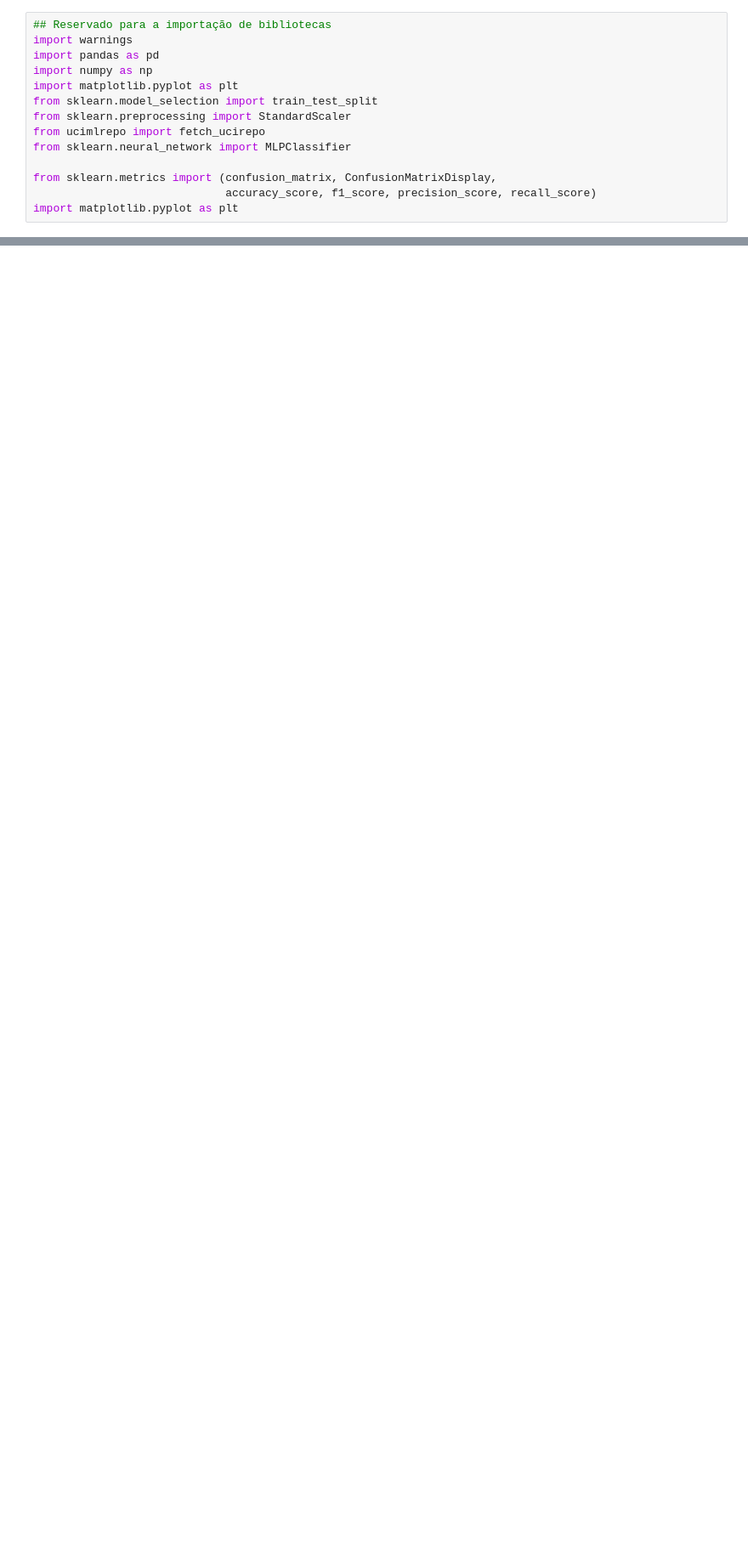
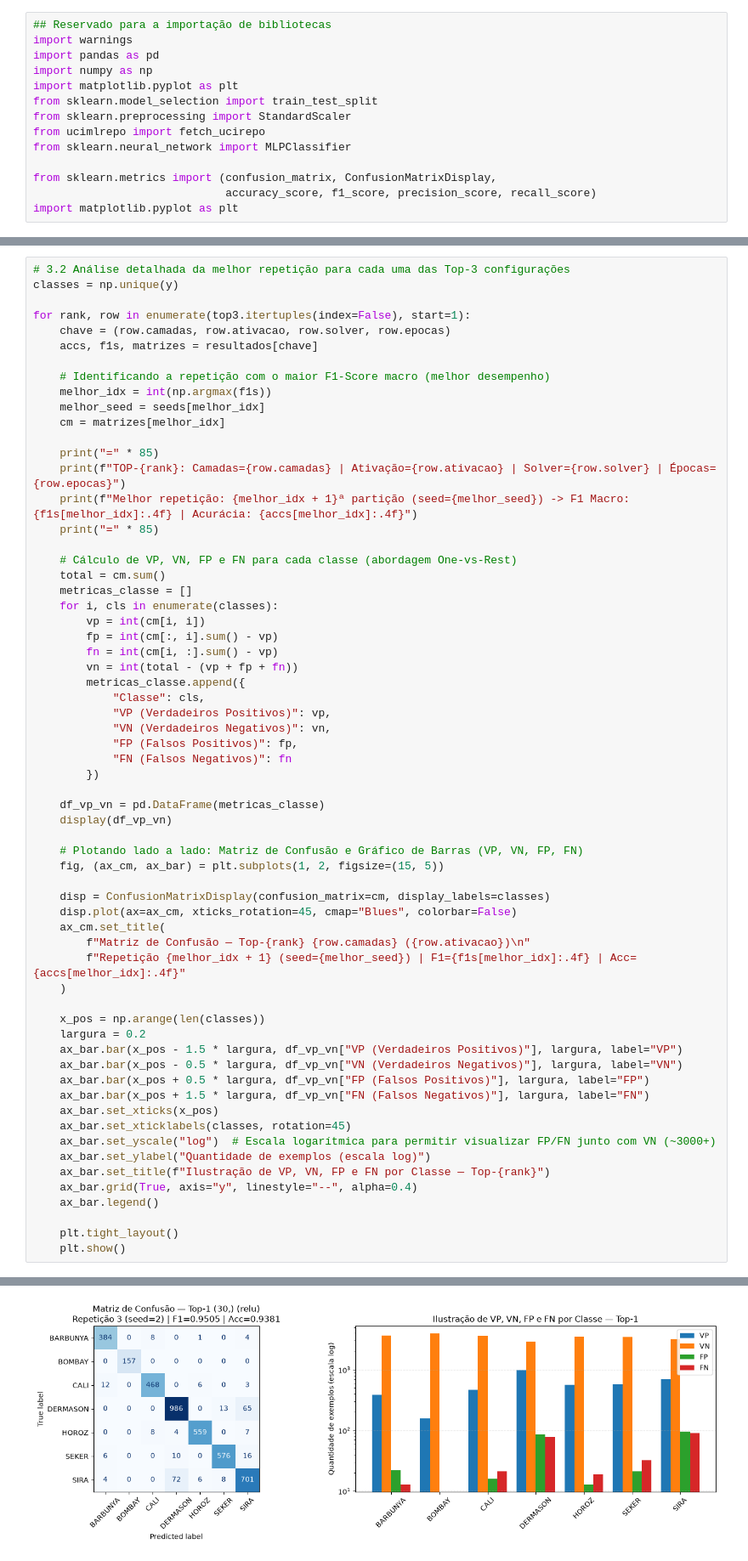
Before and after one commit to arthur-rezende/rna-2026-pp2-2, a Jupyter notebook: notebook/PP2.2.2.ipynb, the cells around one changed output, grey strips where cells are left out. Shown at 85% size. Drawn from its saved outputs; the diff is of its cells as text; blank space fills up the shorter version.

```diff
--- a/notebook/PP2.2.2.ipynb
+++ b/notebook/PP2.2.2.ipynb
@@ -323,0 +461,64 @@ print(top3.to_string(index=False))
+# %%
+# 3.2 Análise detalhada da melhor repetição para cada uma das Top-3 configurações
+classes = np.unique(y)
+
+for rank, row in enumerate(top3.itertuples(index=False), start=1):
+    chave = (row.camadas, row.ativacao, row.solver, row.epocas)
+    accs, f1s, matrizes = resultados[chave]
+
+    # Identificando a repetição com o maior F1-Score macro (melhor desempenho)
+    melhor_idx = int(np.argmax(f1s))
+    melhor_seed = seeds[melhor_idx]
+    cm = matrizes[melhor_idx]
+
+    print("=" * 85)
+    print(f"TOP-{rank}: Camadas={row.camadas} | Ativação={row.ativacao} | Solver={row.solver} | Épocas={row.epocas}")
+    print(f"Melhor repetição: {melhor_idx + 1}ª partição (seed={melhor_seed}) -> F1 Macro: {f1s[melhor_idx]:.4f} | Acurácia: {accs[melhor_idx]:.4f}")
+    print("=" * 85)
+
+    # Cálculo de VP, VN, FP e FN para cada classe (abordagem One-vs-Rest)
+    total = cm.sum()
+    metricas_classe = []
+    for i, cls in enumerate(classes):
+        vp = int(cm[i, i])
+        fp = int(cm[:, i].sum() - vp)
+        fn = int(cm[i, :].sum() - vp)
+        vn = int(total - (vp + fp + fn))
+        metricas_classe.append({
+            "Classe": cls,
+            "VP (Verdadeiros Positivos)": vp,
+            "VN (Verdadeiros Negativos)": vn,
+            "FP (Falsos Positivos)": fp,
+            "FN (Falsos Negativos)": fn
+        })
+
+    df_vp_vn = pd.DataFrame(metricas_classe)
+    display(df_vp_vn)
+
+    # Plotando lado a lado: Matriz de Confusão e Gráfico de Barras (VP, VN, FP, FN)
+    fig, (ax_cm, ax_bar) = plt.subplots(1, 2, figsize=(15, 5))
+
+    disp = ConfusionMatrixDisplay(confusion_matrix=cm, display_labels=classes)
+    disp.plot(ax=ax_cm, xticks_rotation=45, cmap="Blues", colorbar=False)
+    ax_cm.set_title(
+        f"Matriz de Confusão — Top-{rank} {row.camadas} ({row.ativacao})\n"
+        f"Repetição {melhor_idx + 1} (seed={melhor_seed}) | F1={f1s[melhor_idx]:.4f} | Acc={accs[melhor_idx]:.4f}"
+    )
+
+    x_pos = np.arange(len(classes))
+    largura = 0.2
+    ax_bar.bar(x_pos - 1.5 * largura, df_vp_vn["VP (Verdadeiros Positivos)"], largura, label="VP")
+    ax_bar.bar(x_pos - 0.5 * largura, df_vp_vn["VN (Verdadeiros Negativos)"], largura, label="VN")
+    ax_bar.bar(x_pos + 0.5 * largura, df_vp_vn["FP (Falsos Positivos)"], largura, label="FP")
+    ax_bar.bar(x_pos + 1.5 * largura, df_vp_vn["FN (Falsos Negativos)"], largura, label="FN")
+    ax_bar.set_xticks(x_pos)
+    ax_bar.set_xticklabels(classes, rotation=45)
+    ax_bar.set_yscale("log")  # Escala logarítmica para permitir visualizar FP/FN junto com VN (~3000+)
+    ax_bar.set_ylabel("Quantidade de exemplos (escala log)")
+    ax_bar.set_title(f"Ilustração de VP, VN, FP e FN por Classe — Top-{rank}")
+    ax_bar.grid(True, axis="y", linestyle="--", alpha=0.4)
+    ax_bar.legend()
+
+    plt.tight_layout()
+    plt.show()
+# %% [output]
@@ -323,0 +537 @@ print(top3.to_string(index=False))
+[figure, added]
```
Also changed, not shown: parts of 40 cells of this notebook, 2 other files.
